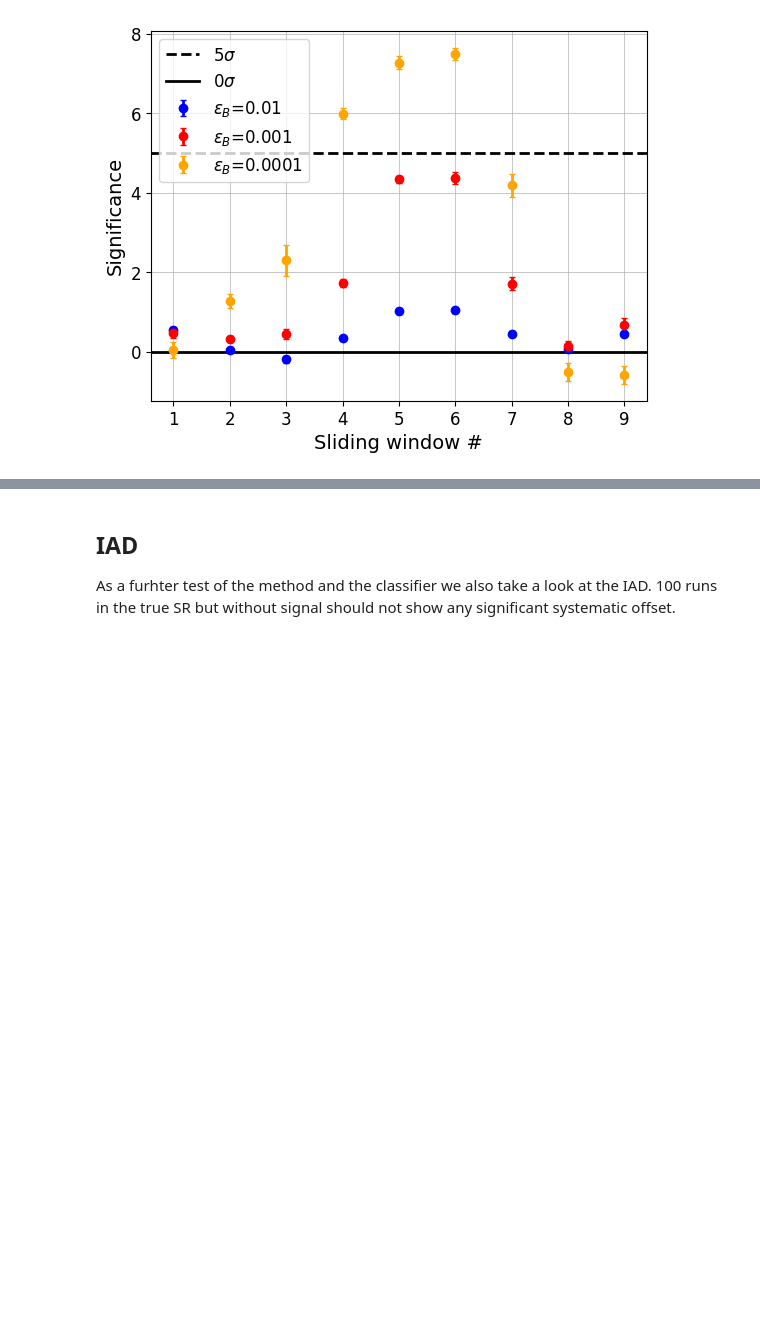
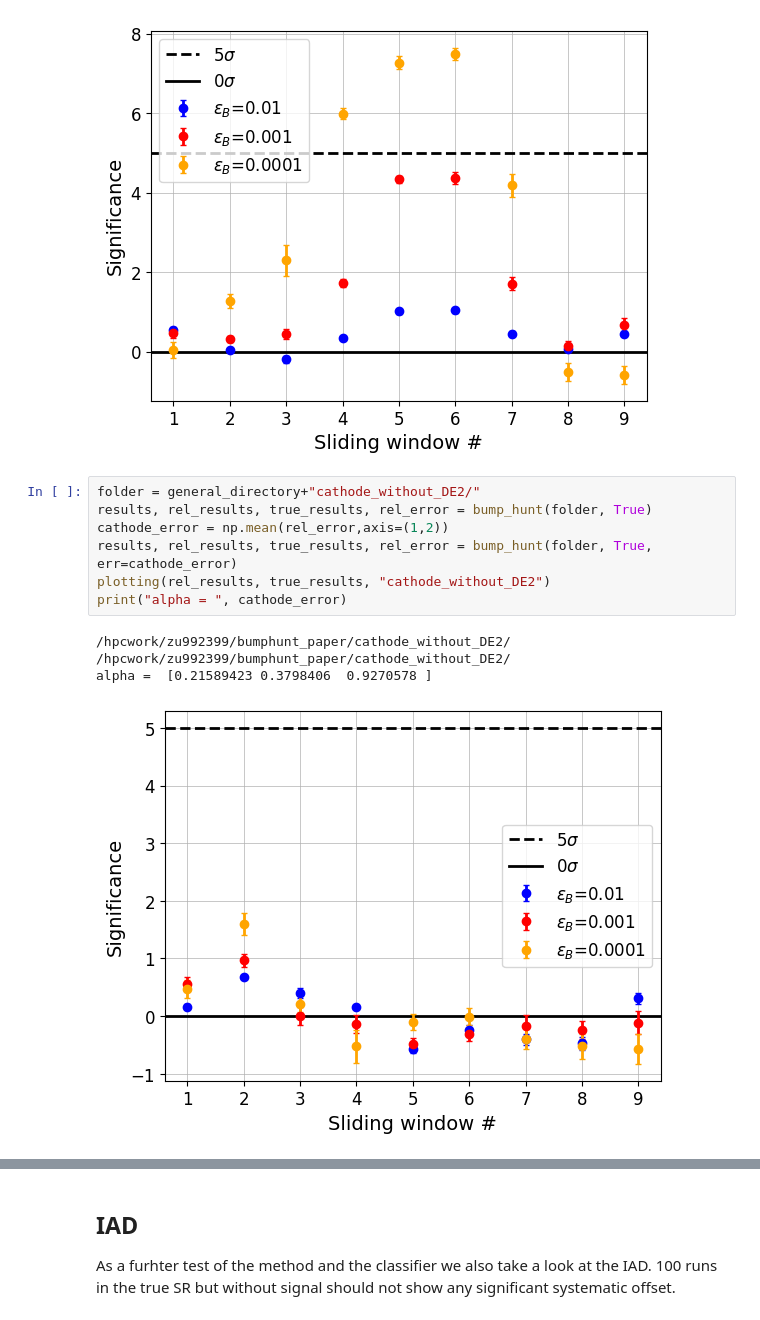
Before and after one commit to mariehein/bumphunt_paper, a Jupyter notebook: bumphunt_plotting.ipynb, the cells around one changed output, grey strips where cells are left out. Cells and saved outputs as stored; diff of their text form; blank space fills up the shorter version.

```diff
--- a/bumphunt_plotting.ipynb
+++ b/bumphunt_plotting.ipynb
@@ -252,3 +252,15 @@ plotting(rel_results, true_results, "cathode_norm")
 # %% [output]
 /hpcwork/zu992399/bumphunt_paper/cathode_norm/
 [figure]
+# %%
+folder = general_directory+"cathode_without_DE2/"
+results, rel_results, true_results, rel_error = bump_hunt(folder, True)
+cathode_error = np.mean(rel_error,axis=(1,2))
+results, rel_results, true_results, rel_error = bump_hunt(folder, True, err=cathode_error)
+plotting(rel_results, true_results, "cathode_without_DE2")
+print("alpha = ", cathode_error)
+# %% [output]
+/hpcwork/zu992399/bumphunt_paper/cathode_without_DE2/
+/hpcwork/zu992399/bumphunt_paper/cathode_without_DE2/
+alpha =  [0.21589423 0.3798406  0.9270578 ]
+[figure, added]
```
Also changed, not shown: parts of 8 cells of this notebook, 11 other files.
